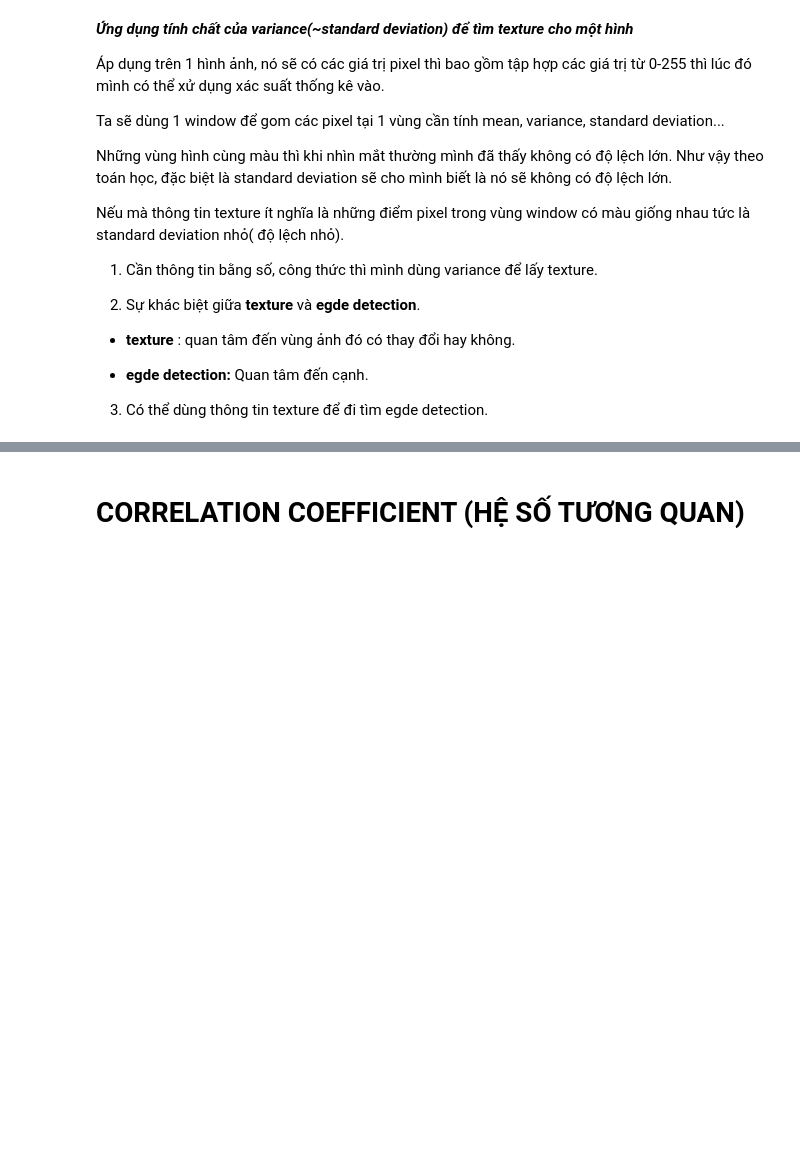
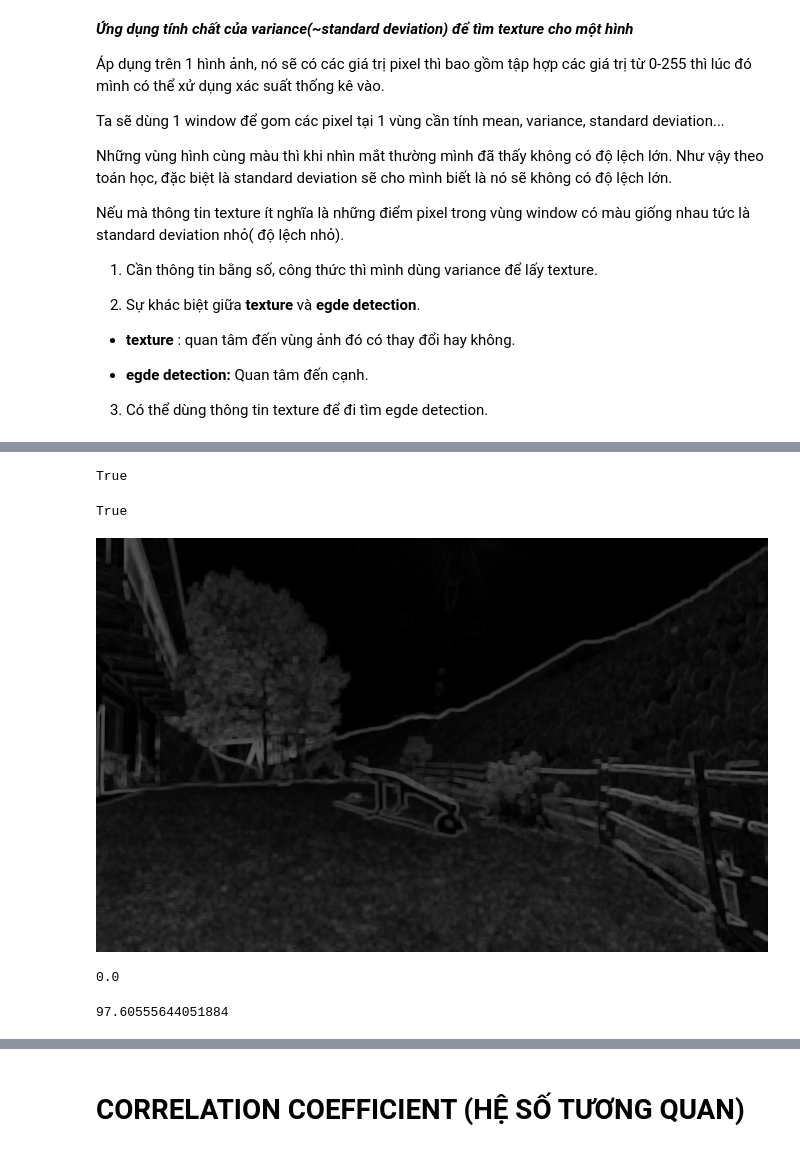
Before and after one commit to VanNguyenThiCam/Code-Math, a Jupyter notebook: StatisticAndAplication.ipynb, the cells around one changed output, grey strips where cells are left out. Saved outputs shown, nothing was run; the diff lists cells and outputs as text; code cells hidden in the pictures; blank space fills up the shorter version.

```diff
--- a/StatisticAndAplication.ipynb
+++ b/StatisticAndAplication.ipynb
@@ -150,0 +149,24 @@ SyntaxError: ignored
+# %%
+img_gray = cv2.imread('/content/gdrive/MyDrive/Colab Notebooks/Math/Statistics/nature.png',0)
+
+cv2.imwrite('/content/gdrive/MyDrive/Colab Notebooks/Math/Statistics/nature.png',img_gray)
+# %% [output]
+True
+# %%
+x = img_gray.astype('float') #chuyển dữ liệu qua kiểu float để sai số không lớn
+texture = generic_filter(x, np.std, size = 7) #tính độ lệch tiêu chuẩn với window size = 7
+cv2.imwrite('/content/gdrive/MyDrive/Colab Notebooks/Math/Statistics/texture.png', texture)
+# %% [output]
+True
+# %%
+cv2_imshow(texture)
+# %% [output]
+[figure, added]
+# %%
+np.min(texture)
+# %% [output]
+0.0
+# %%
+np.max(texture)
+# %% [output]
+97.60555644051884
```
Also changed, not shown: parts of 8 cells of this notebook.
